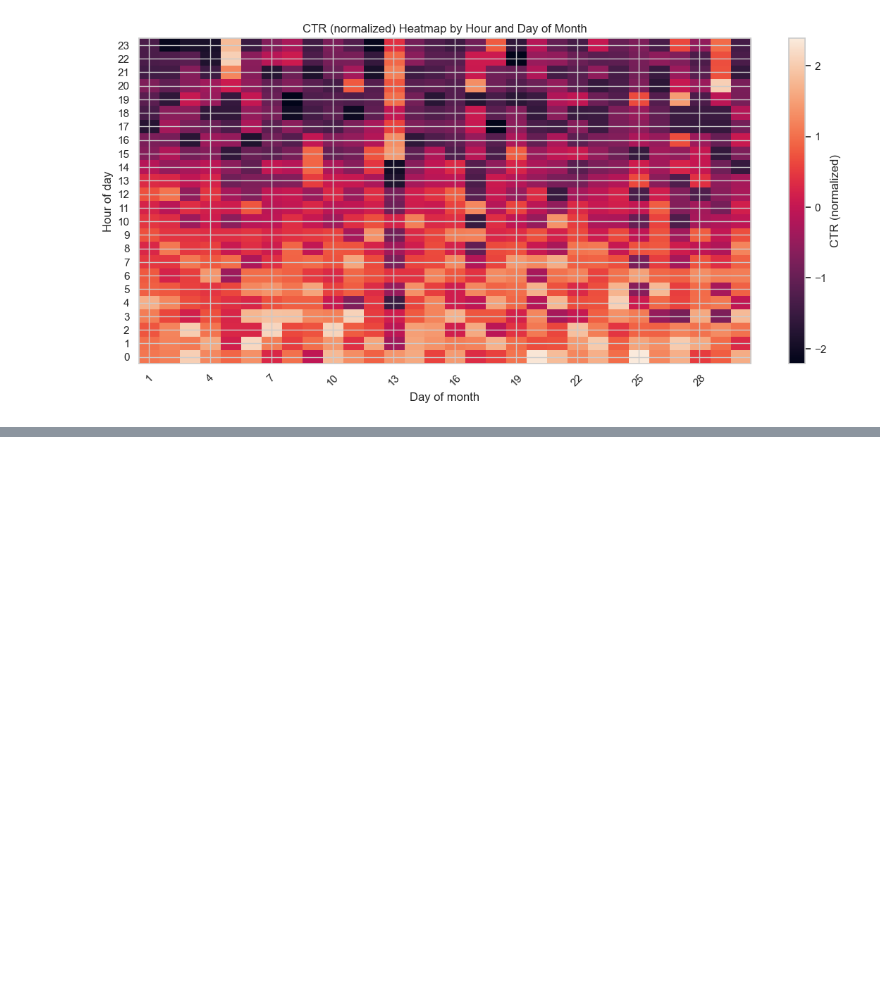
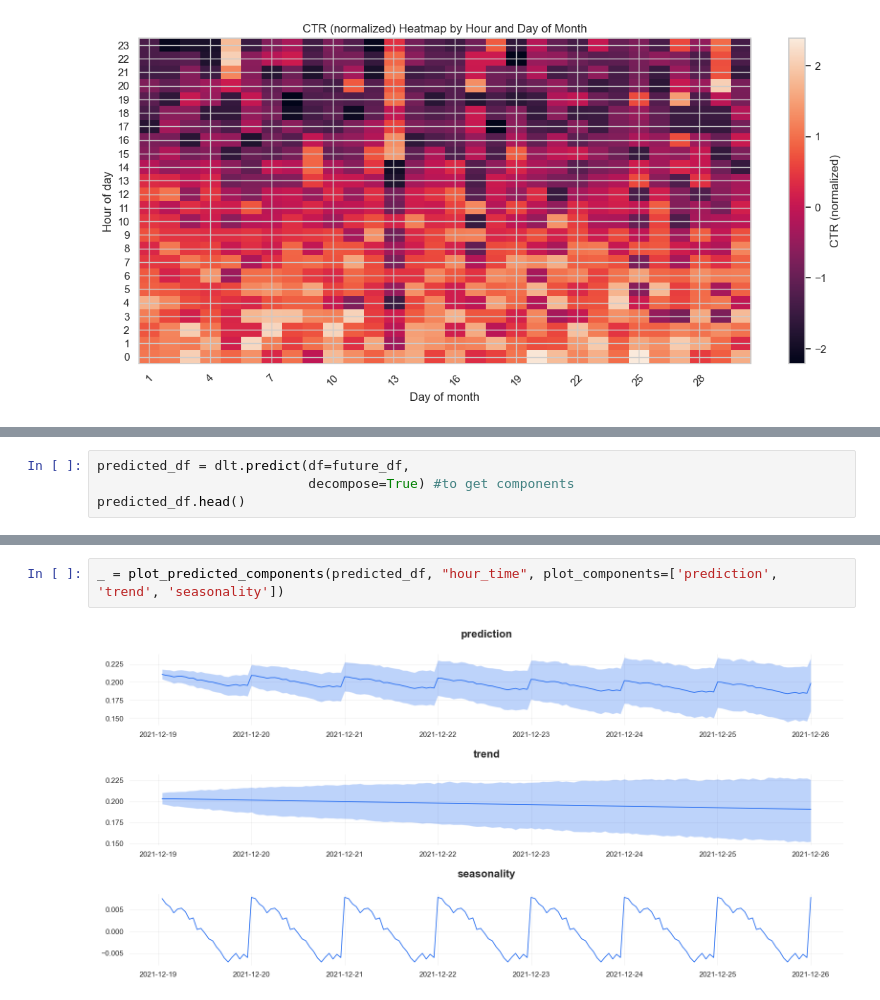
Before and after one commit to YanaOrf/SaaS_Key_Metrics_AB_testing-, a Jupyter notebook: Metrics_prediction.ipynb, the cells around one changed output, grey strips where cells are left out. Drawn from its saved outputs; the diff is of its cells as text; blank space fills up the shorter version.

```diff
--- a/Metrics_prediction.ipynb
+++ b/Metrics_prediction.ipynb
@@ -149,0 +196,4 @@ plt.show()
+# %%
+predicted_df = dlt.predict(df=future_df,
+                           decompose=True) #to get components
+predicted_df.head()
@@ -149,0 +207,4 @@ plt.show()
+# %%
+_ = plot_predicted_components(predicted_df, "hour_time", plot_components=['prediction', 'trend', 'seasonality'])
+# %% [output]
+[figure, added]
```
Also changed, not shown: parts of 13 cells of this notebook.
